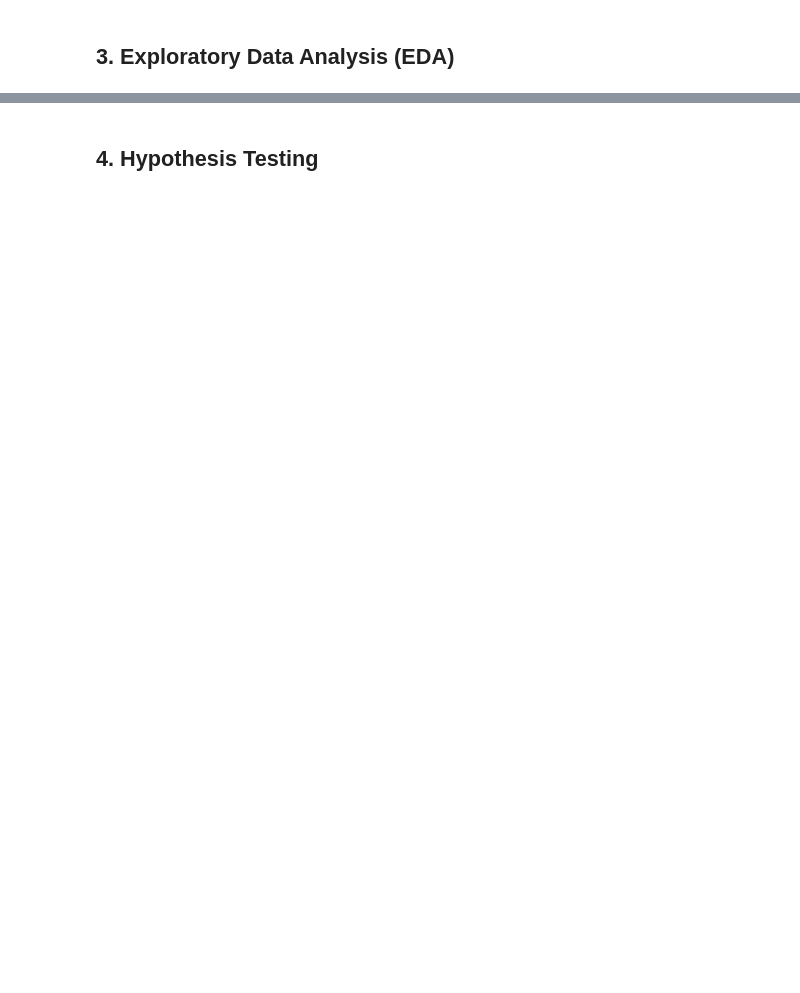
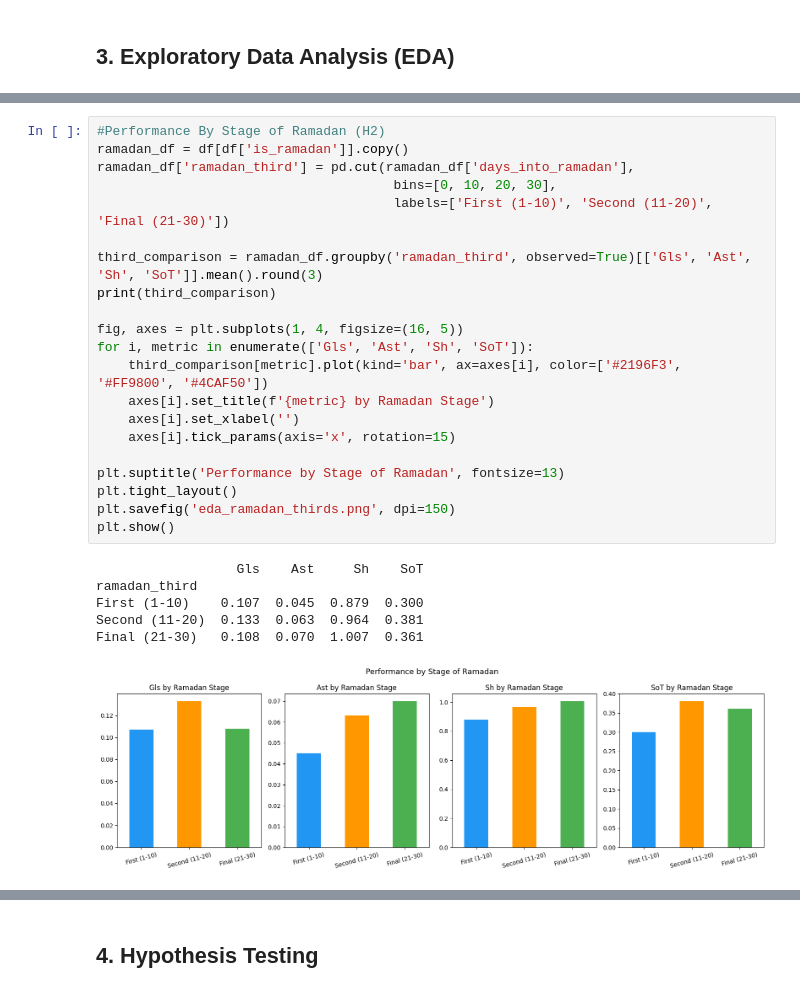
Before and after one commit to BHoxhaAL/DSA210Proj, a Jupyter notebook: analysis.ipynb, the cells around one changed output, grey strips where cells are left out. Cells and saved outputs as stored; diff of their text form; blank space fills up the shorter version.

```diff
--- a/analysis.ipynb
+++ b/analysis.ipynb
@@ -20,0 +114,28 @@ print(df['clean_name'].nunique())
+# %%
+#Performance By Stage of Ramadan (H2)
+ramadan_df = df[df['is_ramadan']].copy()
+ramadan_df['ramadan_third'] = pd.cut(ramadan_df['days_into_ramadan'],
+                                      bins=[0, 10, 20, 30],
+                                      labels=['First (1-10)', 'Second (11-20)', 'Final (21-30)'])
+
+third_comparison = ramadan_df.groupby('ramadan_third', observed=True)[['Gls', 'Ast', 'Sh', 'SoT']].mean().round(3)
+print(third_comparison)
+
+fig, axes = plt.subplots(1, 4, figsize=(16, 5))
+for i, metric in enumerate(['Gls', 'Ast', 'Sh', 'SoT']):
+    third_comparison[metric].plot(kind='bar', ax=axes[i], color=['#2196F3', '#FF9800', '#4CAF50'])
+    axes[i].set_title(f'{metric} by Ramadan Stage')
+    axes[i].set_xlabel('')
+    axes[i].tick_params(axis='x', rotation=15)
+
+plt.suptitle('Performance by Stage of Ramadan', fontsize=13)
+plt.tight_layout()
+plt.savefig('eda_ramadan_thirds.png', dpi=150)
+plt.show()
+# %% [output]
+                  Gls    Ast     Sh    SoT
+ramadan_third
+First (1-10)    0.107  0.045  0.879  0.300
+Second (11-20)  0.133  0.063  0.964  0.381
+Final (21-30)   0.108  0.070  1.007  0.361
+[figure, added]
```
Also changed, not shown: parts of 12 cells of this notebook, 7 other files.
